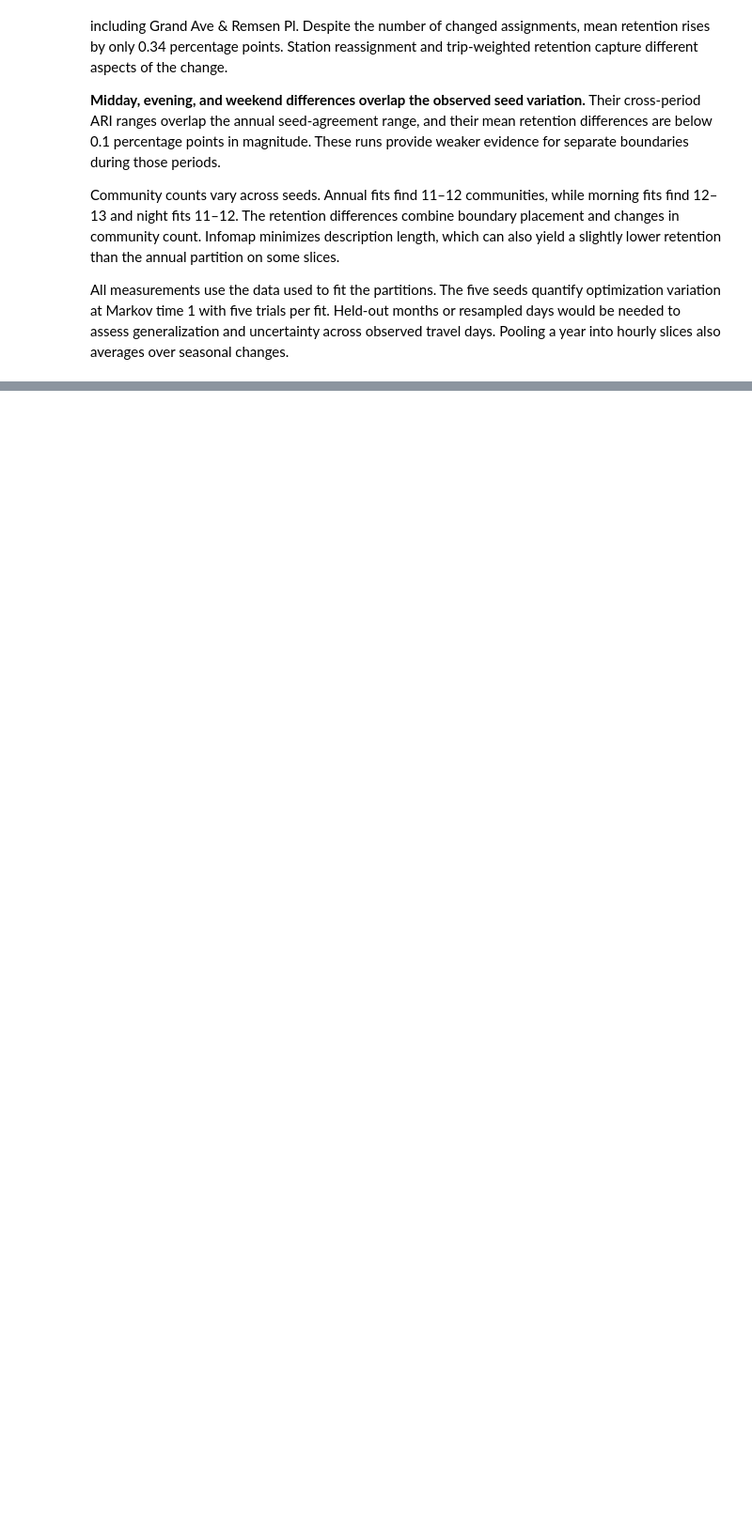
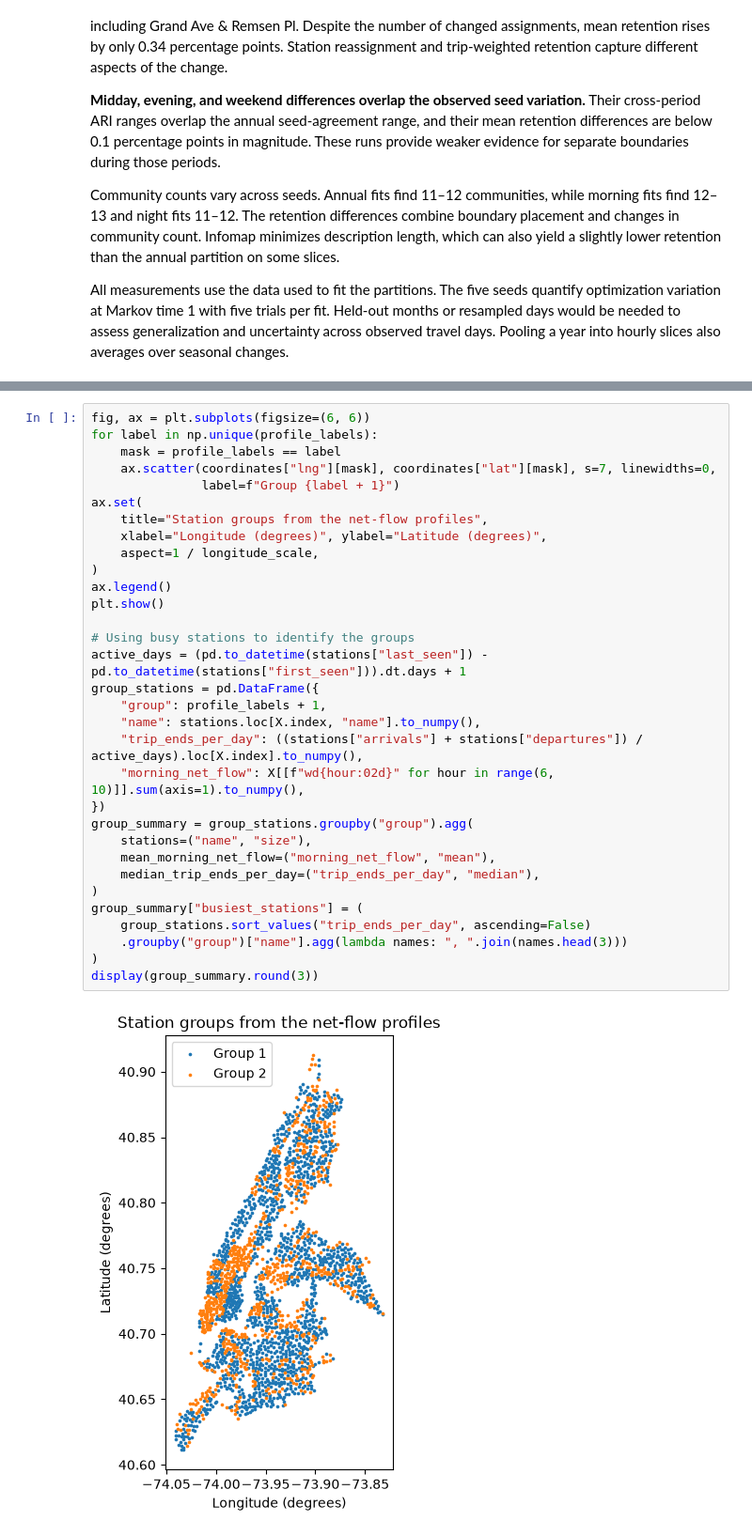
Before and after one commit to Lyngsberg/city_bike, a Jupyter notebook: city_bike.ipynb, the cells around one changed output, grey strips where cells are left out. Shown at 94% size. Drawn from its saved outputs; the diff is of its cells as text; blank space fills up the shorter version.

```diff
--- a/city_bike.ipynb
+++ b/city_bike.ipynb
@@ -465,0 +513,34 @@ plt.show()
+# %%
+fig, ax = plt.subplots(figsize=(6, 6))
+for label in np.unique(profile_labels):
+    mask = profile_labels == label
+    ax.scatter(coordinates["lng"][mask], coordinates["lat"][mask], s=7, linewidths=0,
+               label=f"Group {label + 1}")
+ax.set(
+    title="Station groups from the net-flow profiles",
+    xlabel="Longitude (degrees)", ylabel="Latitude (degrees)",
+    aspect=1 / longitude_scale,
+)
+ax.legend()
+plt.show()
+
+# Using busy stations to identify the groups
+active_days = (pd.to_datetime(stations["last_seen"]) - pd.to_datetime(stations["first_seen"])).dt.days + 1
+group_stations = pd.DataFrame({
+    "group": profile_labels + 1,
+    "name": stations.loc[X.index, "name"].to_numpy(),
+    "trip_ends_per_day": ((stations["arrivals"] + stations["departures"]) / active_days).loc[X.index].to_numpy(),
+    "morning_net_flow": X[[f"wd{hour:02d}" for hour in range(6, 10)]].sum(axis=1).to_numpy(),
+})
+group_summary = group_stations.groupby("group").agg(
+    stations=("name", "size"),
+    mean_morning_net_flow=("morning_net_flow", "mean"),
+    median_trip_ends_per_day=("trip_ends_per_day", "median"),
+)
+group_summary["busiest_stations"] = (
+    group_stations.sort_values("trip_ends_per_day", ascending=False)
+    .groupby("group")["name"].agg(lambda names: ", ".join(names.head(3)))
+)
+display(group_summary.round(3))
+# %% [output]
+[figure, added]
```
Also changed, not shown: parts of 7 cells of this notebook.
